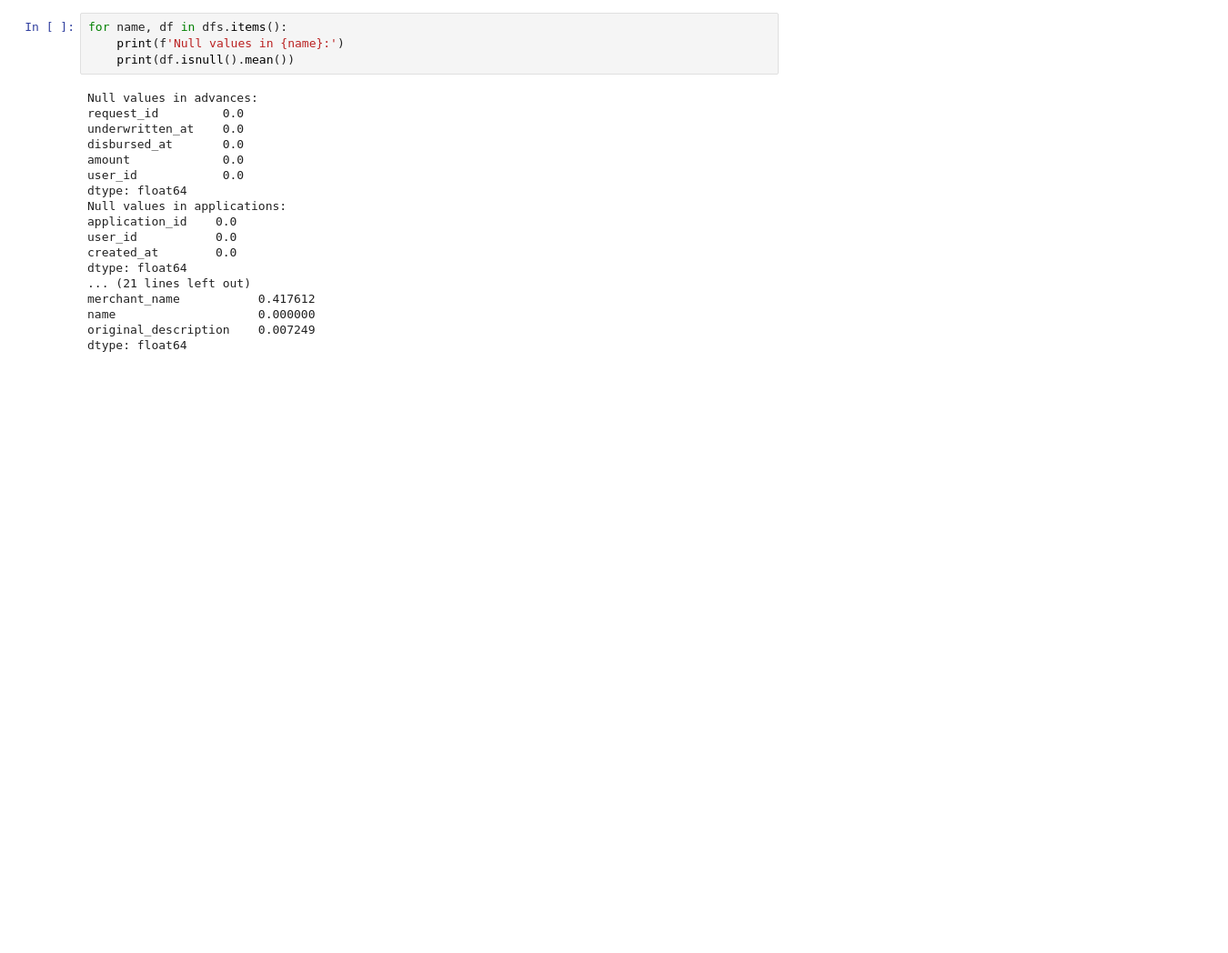
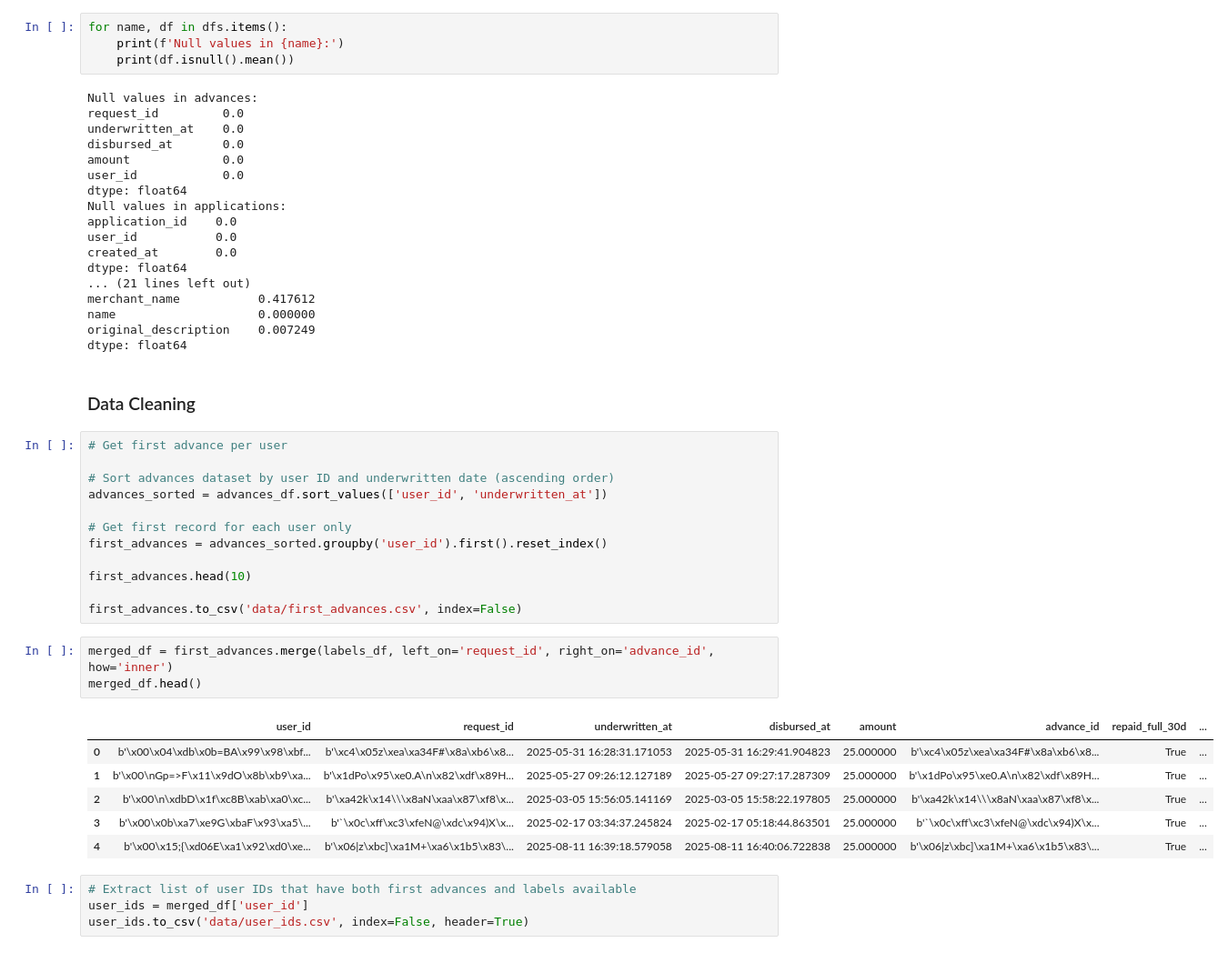
Before and after one commit to andrewcxjin/atm-applied-data-challenge, a Jupyter notebook: eda.ipynb, the cells around one changed output. Shown at 91% size. Saved outputs shown, nothing was run; the diff lists cells and outputs as text; blank space fills up the shorter version.

Commit message:
cleaned data and initial feature engineering

```diff
--- a/eda.ipynb
+++ b/eda.ipynb
@@ -118,3 +126,31 @@ merchant_name           0.417612
 name                    0.000000
 original_description    0.007249
 dtype: float64
+# %% [markdown]
+### Data Cleaning
+# %%
+# Get first advance per user
+
+# Sort advances dataset by user ID and underwritten date (ascending order)
+advances_sorted = advances_df.sort_values(['user_id', 'underwritten_at'])
+
+# Get first record for each user only
+first_advances = advances_sorted.groupby('user_id').first().reset_index()
+
+first_advances.head(10)
+
+first_advances.to_csv('data/first_advances.csv', index=False)
+# %%
+merged_df = first_advances.merge(labels_df, left_on='request_id', right_on='advance_id', how='inner')
+merged_df.head()
+# %% [output]
+|  | user_id | request_id | underwritten_at | disbursed_at | amount | advance_id | repaid_full_30d | ... |
+| 0 | b'\x00\x04\xdb\x0b=BA\x99\x98\xbf... | b'\xc4\x05z\xea\xa34F#\x8a\xb6\x8... | 2025-05-31 16:28:31.171053 | 2025-05-31 16:29:41.904823 | 25.000000 | b'\xc4\x05z\xea\xa34F#\x8a\xb6\x8... | True | ... |
+| 1 | b'\x00\nGp=>F\x11\x9dO\x8b\xb9\xa... | b'\x1dPo\x95\xe0.A\n\x82\xdf\x89H... | 2025-05-27 09:26:12.127189 | 2025-05-27 09:27:17.287309 | 25.000000 | b'\x1dPo\x95\xe0.A\n\x82\xdf\x89H... | True | ... |
+| 2 | b'\x00\n\xdbD\x1f\xc8B\xab\xa0\xc... | b'\xa42k\x14\\\x8aN\xaa\x87\xf8\x... | 2025-03-05 15:56:05.141169 | 2025-03-05 15:58:22.197805 | 25.000000 | b'\xa42k\x14\\\x8aN\xaa\x87\xf8\x... | True | ... |
+| 3 | b'\x00\x0b\xa7\xe9G\xbaF\x93\xa5\... | b'`\x0c\xff\xc3\xfeN@\xdc\x94)X\x... | 2025-02-17 03:34:37.245824 | 2025-02-17 05:18:44.863501 | 25.000000 | b'`\x0c\xff\xc3\xfeN@\xdc\x94)X\x... | True | ... |
+| 4 | b'\x00\x15;{\xd06E\xa1\x92\xd0\xe... | b'\x06|z\xbc]\xa1M+\xa6\x1b5\x83\... | 2025-08-11 16:39:18.579058 | 2025-08-11 16:40:06.722838 | 25.000000 | b'\x06|z\xbc]\xa1M+\xa6\x1b5\x83\... | True | ... |
+# %%
+# Extract list of user IDs that have both first advances and labels available
+user_ids = merged_df['user_id']
+user_ids.to_csv('data/user_ids.csv', index=False, header=True)
```
Also changed, not shown: parts of 5 cells of this notebook, 2 other files.
